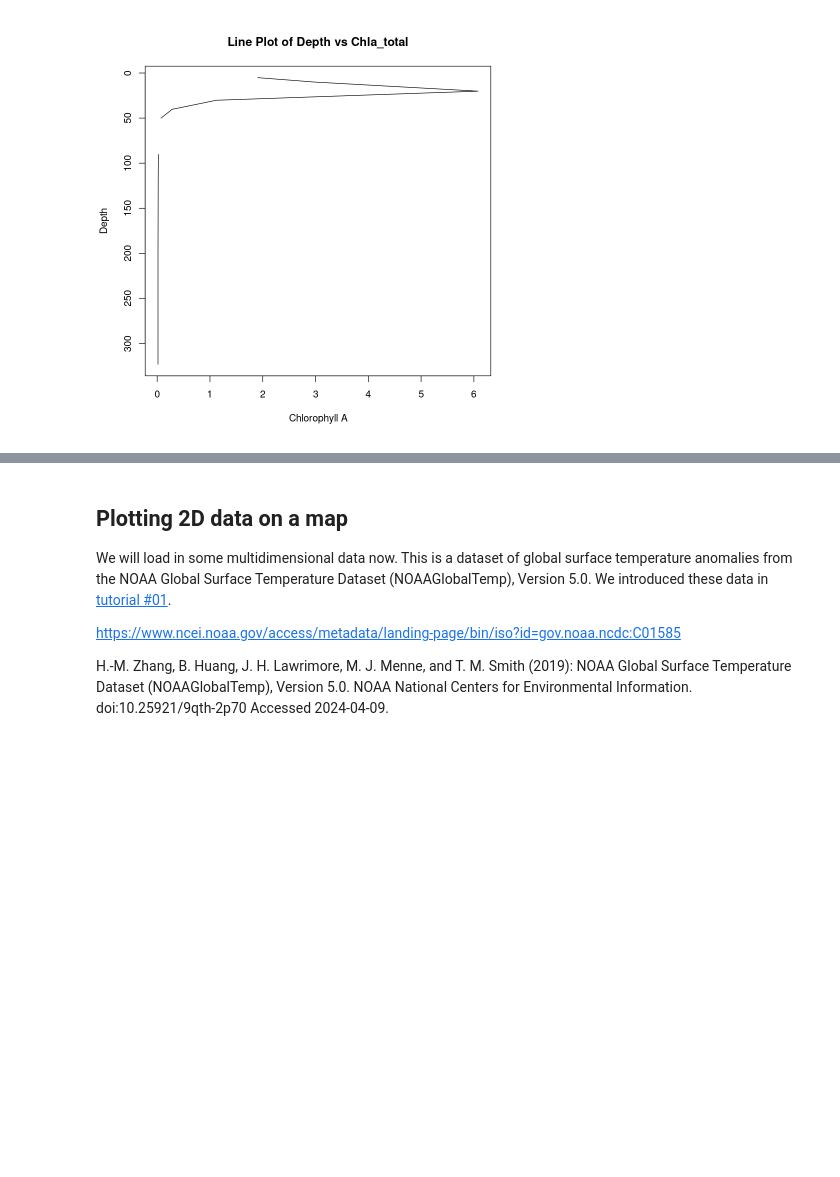
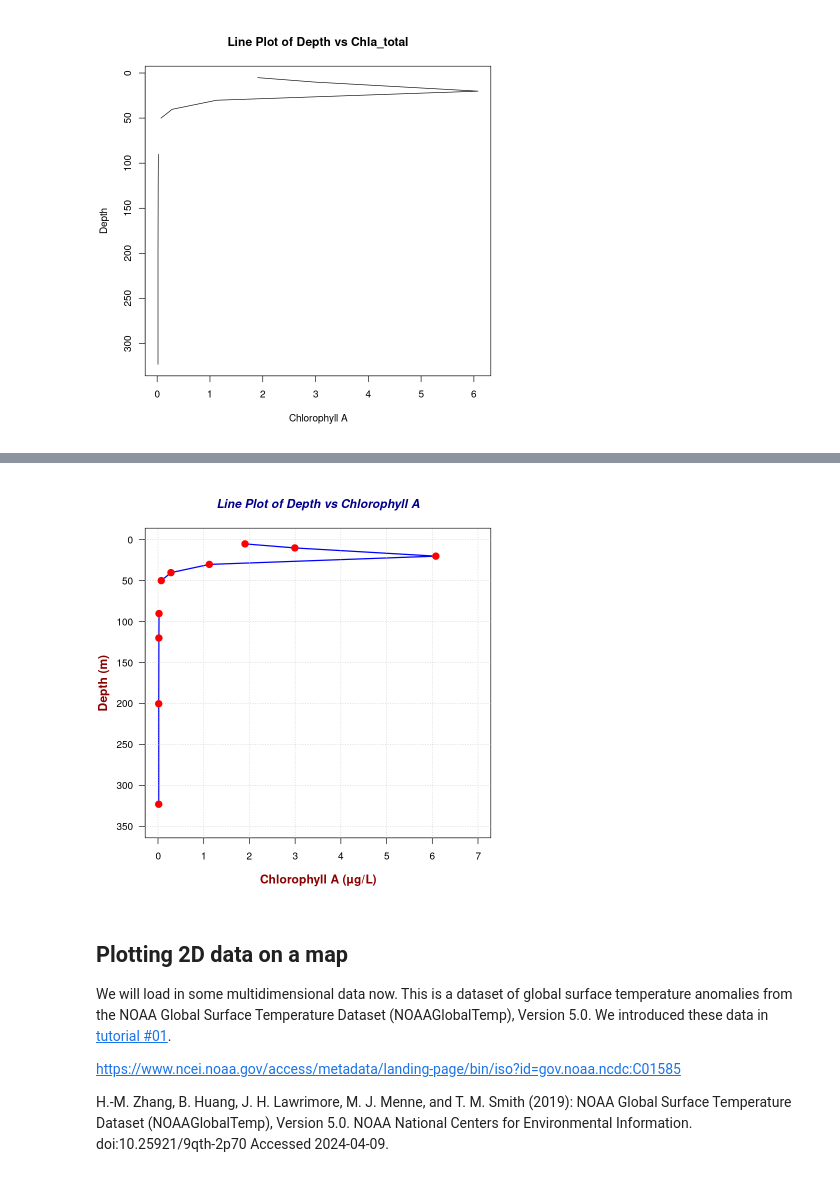
Before and after one commit to NorDataNet/NetCDF_in_R_from_beginner_to_pro, a Jupyter notebook: book/02_creating_plots.ipynb, the cells around one changed output, grey strips where cells are left out. Saved outputs shown, nothing was run; the diff lists cells and outputs as text; code cells hidden in the pictures; blank space fills up the shorter version.

```diff
--- a/book/02_creating_plots.ipynb
+++ b/book/02_creating_plots.ipynb
@@ -34,3 +98,46 @@ plot(chla_total, depth, type = "l", xlab = "Chlorophyll A", ylab = "Depth", main
+# %%
+# Enhanced Line Plot
+plot(
+  chla_total,
+  depth,
+  type = "l",  # Line plot
+  lwd = 2,     # Line width
+  col = "blue",# Line color
+  xlab = "",
+  ylab = "",
+  ylim = c(350, 0),
+  xlim = c(0, 7),
+  las = 1     # Horizontal y-axis labels
+)
+
+# Add a grid for better readability
+grid(col = "lightgray", lty = "dotted", lwd = 1)
+
+# Customize axis labels and main title
+title(
+  main = "Line Plot of Depth vs Chlorophyll A",
+  col.main = "darkblue",
+  font.main = 4,  # Bold and italic main title
+  cex.main = 1.2  # Main title size
+)
+title(
+  xlab = "Chlorophyll A (µg/L)",
+  ylab = "Depth (m)",
+  col.lab = "darkred",
+  font.lab = 2,   # Bold axis labels
+  cex.lab = 1.2   # Axis labels size
+)
+
+# Add points on the line plot
+points(
+  chla_total,
+  depth,
+  pch = 19,
+  col = "red",
+  cex = 1.5
+)
+# %% [output]
+[figure, added]
 # %% [markdown]
 ## Plotting 2D data on a map
 
```
Also changed, not shown: parts of 26 cells of this notebook.
